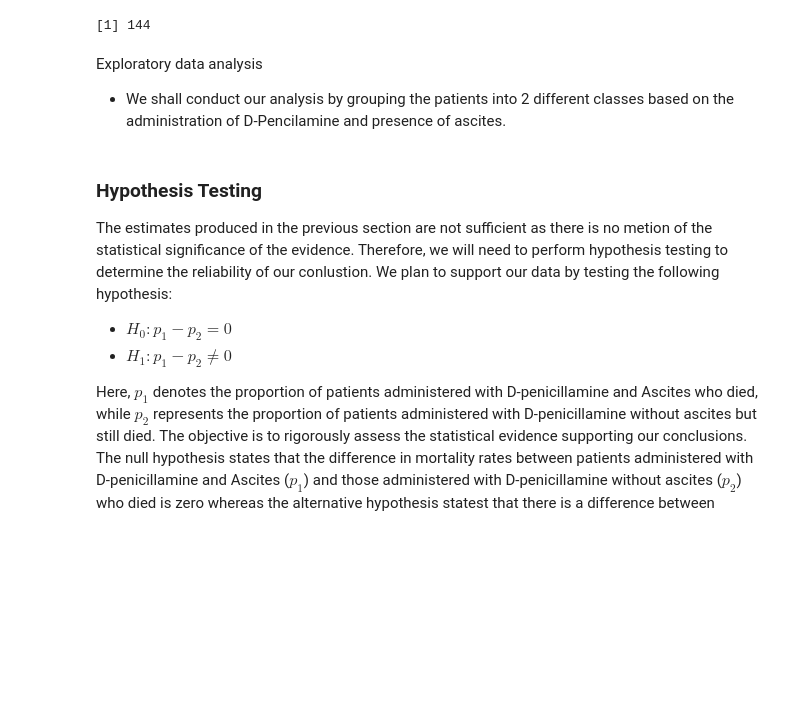
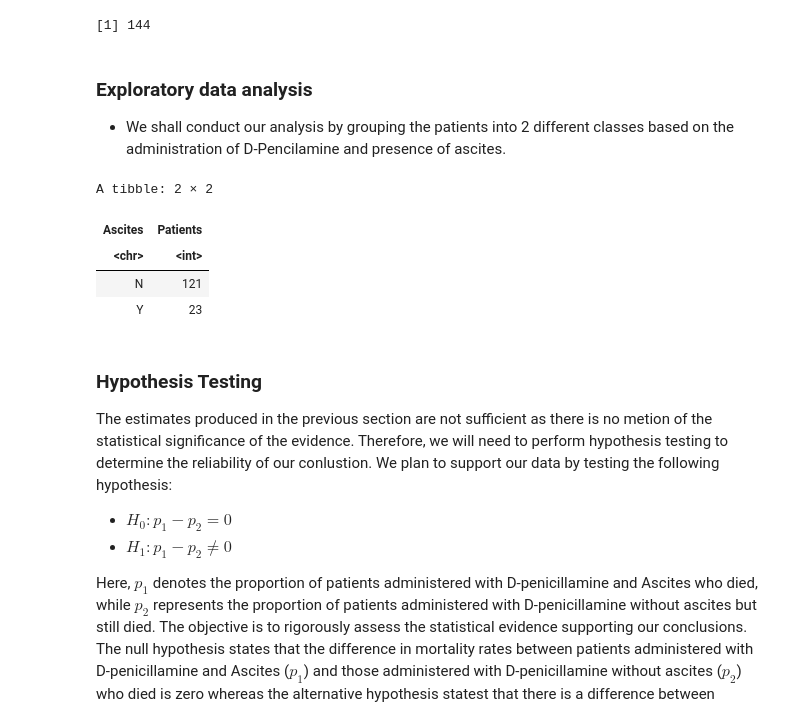
Before and after one commit to Rithika-Nair/STAT-201-Final_Project, a Jupyter notebook: Project-Final-Report.ipynb, the cells around one changed output. Drawn from its saved outputs; the diff is of its cells as text; code cells hidden in the pictures; blank space fills up the shorter version.

```diff
--- a/Project-Final-Report.ipynb
+++ b/Project-Final-Report.ipynb
@@ -106,10 +118,22 @@ A data.frame: 6 × 3
 | 6 | D | Placebo | N |
 [1] 144
 # %% [markdown]
-Exploratory data analysis
+### Exploratory data analysis
 
 
 *   We shall conduct our analysis by grouping the patients into 2 different classes based on the administration of D-Pencilamine and presence of ascites.
+# %%
+# checking the ascites presence values
+patients_survived <- cirrhosis_filtered |>
+                     group_by(Ascites) |>
+                     summarize(Patients = n())
+patients_survived
+# %% [output]
+A tibble: 2 × 2
+| Ascites | Patients |
+| <chr> | <int> |
+| N | 121 |
+| Y | 23 |
 # %% [markdown]
 ### **Hypothesis Testing**
 
```
Also changed, not shown: parts of 2 cells of this notebook.
